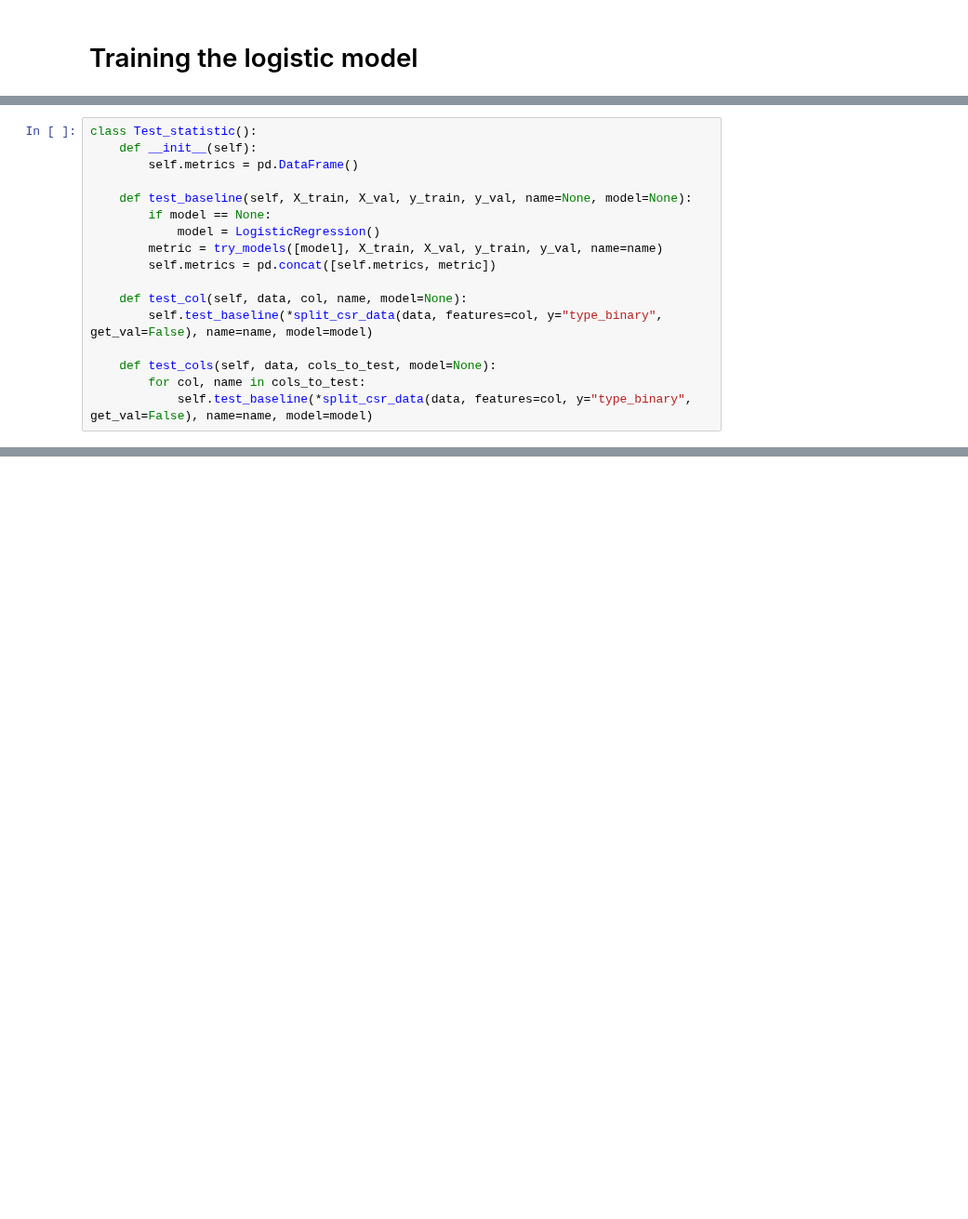
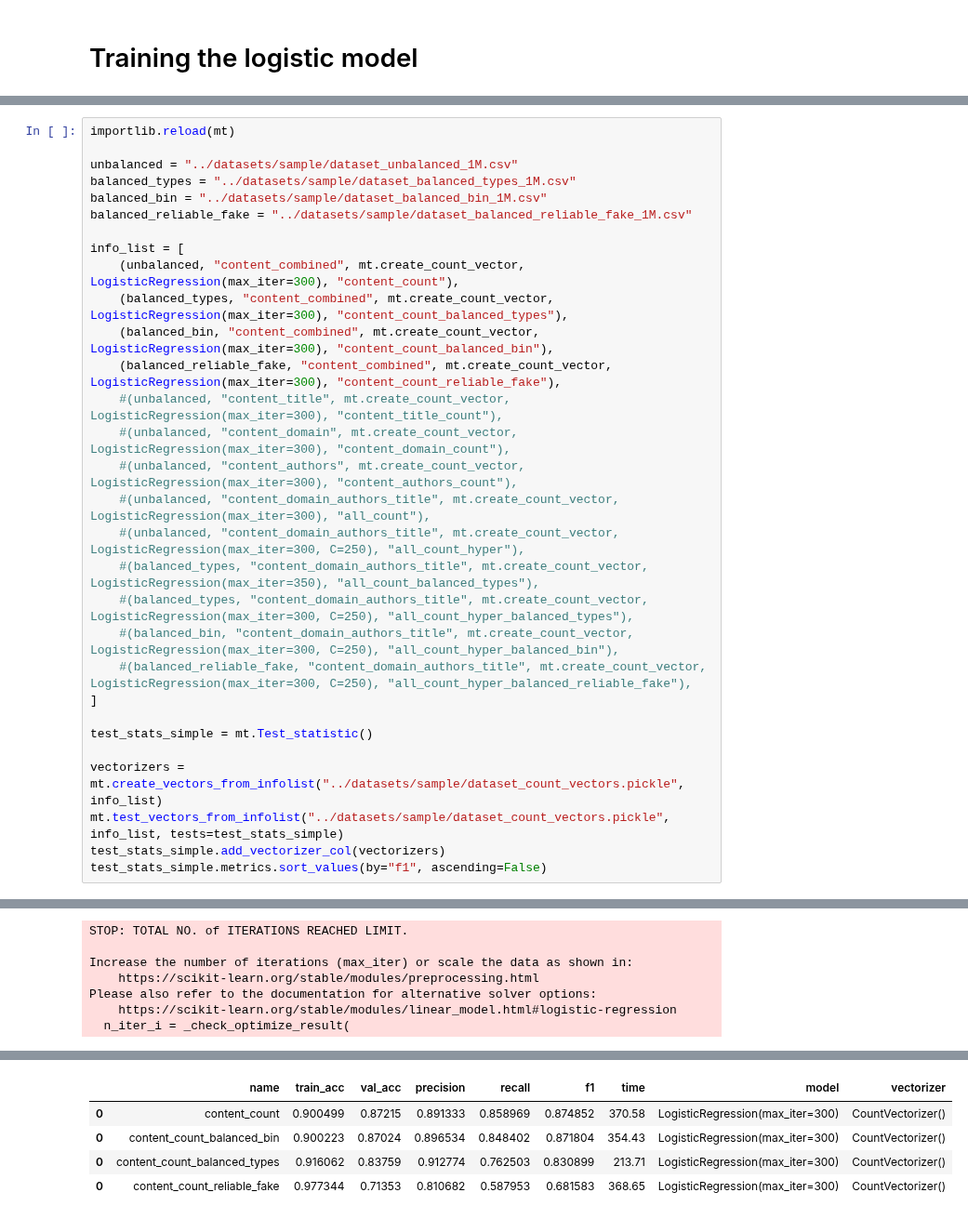
Before and after one commit to henrikdchristensen/DIKU-DS-Exam-FakeNewsDetection, a Jupyter notebook: src/Logistic_model.ipynb, the cells around one changed output, grey strips where cells are left out. Shown at 93% size. Cells and saved outputs as stored; diff of their text form; blank space fills up the shorter version.

```diff
--- a/src/Logistic_model.ipynb
+++ b/src/Logistic_model.ipynb
@@ -310,17 +126,31 @@ def try_models(models, X_train, X_val, y_train, y_val, name=None):
-# %%
-class Test_statistic():
-    def __init__(self):
-        self.metrics = pd.DataFrame()
-
-    def test_baseline(self, X_train, X_val, y_train, y_val, name=None, model=None):
-        if model == None:
-            model = LogisticRegression()
-        metric = try_models([model], X_train, X_val, y_train, y_val, name=name)
-        self.metrics = pd.concat([self.metrics, metric])
-
-    def test_col(self, data, col, name, model=None):
-        self.test_baseline(*split_csr_data(data, features=col, y="type_binary", get_val=False), name=name, model=model)
-
-    def test_cols(self, data, cols_to_test, model=None):
-        for col, name in cols_to_test:
-            self.test_baseline(*split_csr_data(data, features=col, y="type_binary", get_val=False), name=name, model=model)
+# %%
+importlib.reload(mt)
+
+unbalanced = "../datasets/sample/dataset_unbalanced_1M.csv"
+balanced_types = "../datasets/sample/dataset_balanced_types_1M.csv"
+balanced_bin = "../datasets/sample/dataset_balanced_bin_1M.csv"
+balanced_reliable_fake = "../datasets/sample/dataset_balanced_reliable_fake_1M.csv"
+
+info_list = [
+    (unbalanced, "content_combined", mt.create_count_vector, LogisticRegression(max_iter=300), "content_count"),
+    (balanced_types, "content_combined", mt.create_count_vector, LogisticRegression(max_iter=300), "content_count_balanced_types"),
+    (balanced_bin, "content_combined", mt.create_count_vector, LogisticRegression(max_iter=300), "content_count_balanced_bin"),
+    (balanced_reliable_fake, "content_combined", mt.create_count_vector, LogisticRegression(max_iter=300), "content_count_reliable_fake"),
+    #(unbalanced, "content_title", mt.create_count_vector, LogisticRegression(max_iter=300), "content_title_count"),
+    #(unbalanced, "content_domain", mt.create_count_vector, LogisticRegression(max_iter=300), "content_domain_count"),
+    #(unbalanced, "content_authors", mt.create_count_vector, LogisticRegression(max_iter=300), "content_authors_count"),
+    #(unbalanced, "content_domain_authors_title", mt.create_count_vector, LogisticRegression(max_iter=300), "all_count"),
+    #(unbalanced, "content_domain_authors_title", mt.create_count_vector, LogisticRegression(max_iter=300, C=250), "all_count_hyper"),
+    #(balanced_types, "content_domain_authors_title", mt.create_count_vector, LogisticRegression(max_iter=350), "all_count_balanced_types"),
+    #(balanced_types, "content_domain_authors_title", mt.create_count_vector, LogisticRegression(max_iter=300, C=250), "all_count_hyper_balanced_types"),
+    #(balanced_bin, "content_domain_authors_title", mt.create_count_vector, LogisticRegression(max_iter=300, C=250), "all_count_hyper_balanced_bin"),
+    #(balanced_reliable_fake, "content_domain_authors_title", mt.create_count_vector, LogisticRegression(max_iter=300, C=250), "all_count_hyper_balanced_reliable_fake"),
+]
+
+test_stats_simple = mt.Test_statistic()
+
+vectorizers = mt.create_vectors_from_infolist("../datasets/sample/dataset_count_vectors.pickle", info_list)
+mt.test_vectors_from_infolist("../datasets/sample/dataset_count_vectors.pickle", info_list, tests=test_stats_simple)
+test_stats_simple.add_vectorizer_col(vectorizers)
+test_stats_simple.metrics.sort_values(by="f1", ascending=False)
+# %% [output]
@@ -326,0 +189,7 @@ class Test_statistic():
+STOP: TOTAL NO. of ITERATIONS REACHED LIMIT.
+
+Increase the number of iterations (max_iter) or scale the data as shown in:
+    https://scikit-learn.org/stable/modules/preprocessing.html
+Please also refer to the documentation for alternative solver options:
+    https://scikit-learn.org/stable/modules/linear_model.html#logistic-regression
+  n_iter_i = _check_optimize_result(
@@ -326,0 +197,5 @@ class Test_statistic():
+|  | name | train_acc | val_acc | precision | recall | f1 | time | model | vectorizer |
+| 0 | content_count | 0.900499 | 0.87215 | 0.891333 | 0.858969 | 0.874852 | 370.58 | LogisticRegression(max_iter=300) | CountVectorizer() |
+| 0 | content_count_balanced_bin | 0.900223 | 0.87024 | 0.896534 | 0.848402 | 0.871804 | 354.43 | LogisticRegression(max_iter=300) | CountVectorizer() |
+| 0 | content_count_balanced_types | 0.916062 | 0.83759 | 0.912774 | 0.762503 | 0.830899 | 213.71 | LogisticRegression(max_iter=300) | CountVectorizer() |
+| 0 | content_count_reliable_fake | 0.977344 | 0.71353 | 0.810682 | 0.587953 | 0.681583 | 368.65 | LogisticRegression(max_iter=300) | CountVectorizer() |
```
Also changed, not shown: parts of 44 cells of this notebook, 2 other files.
